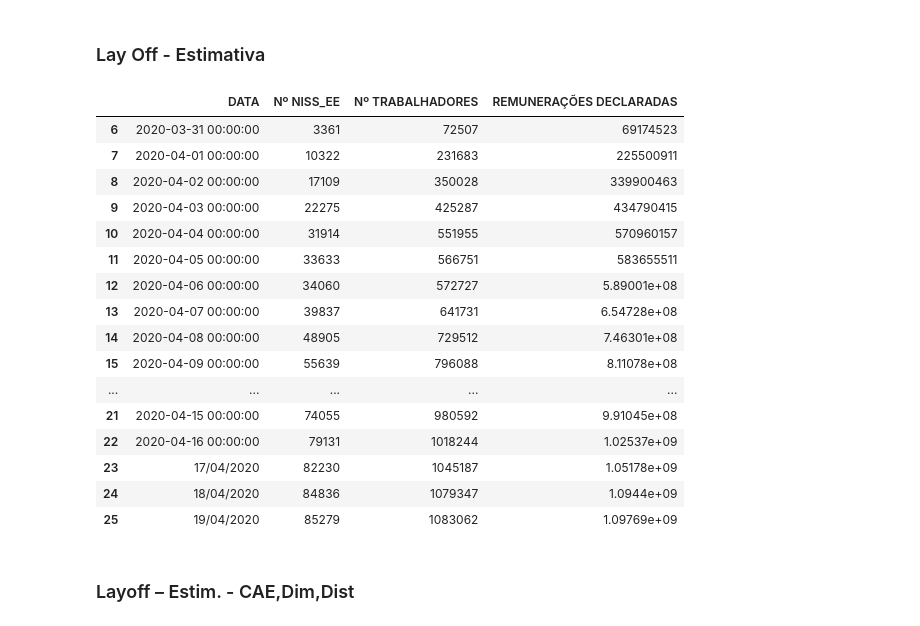
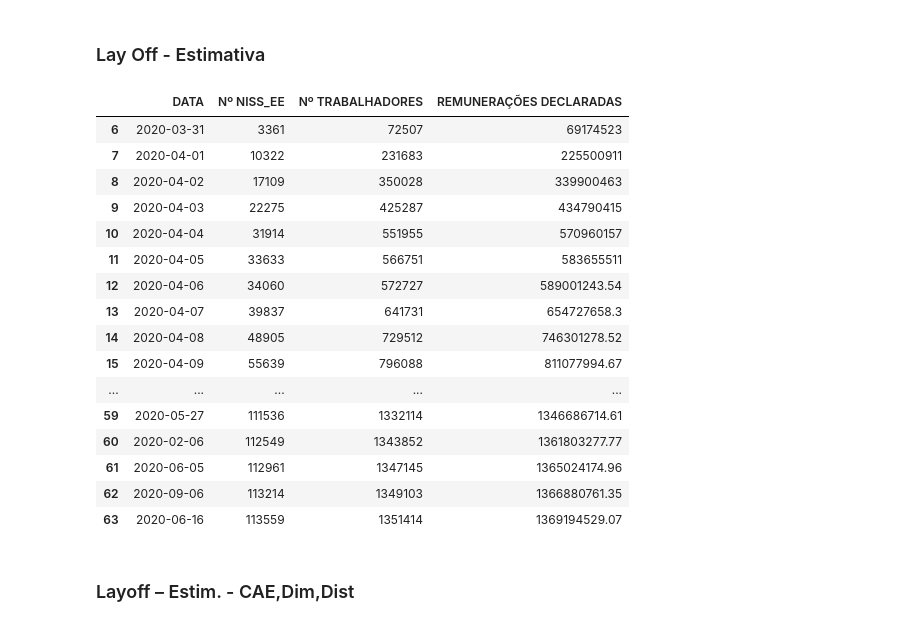
Before and after one commit to dssg-pt/dados-MTSSS, a Jupyter notebook: extra/dados/data_cleaning.ipynb, the cells around one changed output. Cells and saved outputs as stored; diff of their text form; code cells hidden in the pictures.

```diff
--- a/extra/dados/data_cleaning.ipynb
+++ b/extra/dados/data_cleaning.ipynb
@@ -125,28 +87,33 @@ baixas_by_disctrict
 # %% [markdown]
 ### Lay Off - Estimativa
 # %%
-all_my_sheets[3].dropna(axis=0, how='any', inplace=True)
-all_my_sheets[3].columns = ['DATA', 'Nº NISS_EE', 'Nº TRABALHADORES',
+def layoff_data():
+    df_layoff = pd.read_csv('original_files/Layoff – Estimativa .csv')
+    df_layoff.dropna(axis=0, how='any', inplace=True)
+    df_layoff.columns = ['DATA', 'Nº NISS_EE', 'Nº TRABALHADORES',
                             'REMUNERAÇÕES DECLARADAS']
-all_my_sheets[3].head(20)
+    df_layoff['DATA'] = df_layoff['DATA'].apply(dateparser.parse)
+    return df_layoff
-# %% [output]
-|  | DATA | Nº NISS_EE | Nº TRABALHADORES | REMUNERAÇÕES DECLARADAS |
-| 6 | 2020-03-31 00:00:00 | 3361 | 72507 | 69174523 |
-| 7 | 2020-04-01 00:00:00 | 10322 | 231683 | 225500911 |
-| 8 | 2020-04-02 00:00:00 | 17109 | 350028 | 339900463 |
-| 9 | 2020-04-03 00:00:00 | 22275 | 425287 | 434790415 |
-| 10 | 2020-04-04 00:00:00 | 31914 | 551955 | 570960157 |
-| 11 | 2020-04-05 00:00:00 | 33633 | 566751 | 583655511 |
-| 12 | 2020-04-06 00:00:00 | 34060 | 572727 | 5.89001e+08 |
-| 13 | 2020-04-07 00:00:00 | 39837 | 641731 | 6.54728e+08 |
-| 14 | 2020-04-08 00:00:00 | 48905 | 729512 | 7.46301e+08 |
-| 15 | 2020-04-09 00:00:00 | 55639 | 796088 | 8.11078e+08 |
-| ... | ... | ... | ... | ... |
-| 21 | 2020-04-15 00:00:00 | 74055 | 980592 | 9.91045e+08 |
-| 22 | 2020-04-16 00:00:00 | 79131 | 1018244 | 1.02537e+09 |
-| 23 | 17/04/2020 | 82230 | 1045187 | 1.05178e+09 |
-| 24 | 18/04/2020 | 84836 | 1079347 | 1.0944e+09 |
-| 25 | 19/04/2020 | 85279 | 1083062 | 1.09769e+09 |
+# %%
+layoff_data()
+# %% [output]
+|  | DATA | Nº NISS_EE | Nº TRABALHADORES | REMUNERAÇÕES DECLARADAS |
+| 6 | 2020-03-31 | 3361 | 72507 | 69174523 |
+| 7 | 2020-04-01 | 10322 | 231683 | 225500911 |
+| 8 | 2020-04-02 | 17109 | 350028 | 339900463 |
+| 9 | 2020-04-03 | 22275 | 425287 | 434790415 |
+| 10 | 2020-04-04 | 31914 | 551955 | 570960157 |
+| 11 | 2020-04-05 | 33633 | 566751 | 583655511 |
+| 12 | 2020-04-06 | 34060 | 572727 | 589001243.54 |
+| 13 | 2020-04-07 | 39837 | 641731 | 654727658.3 |
+| 14 | 2020-04-08 | 48905 | 729512 | 746301278.52 |
+| 15 | 2020-04-09 | 55639 | 796088 | 811077994.67 |
+| ... | ... | ... | ... | ... |
+| 59 | 2020-05-27 | 111536 | 1332114 | 1346686714.61 |
+| 60 | 2020-02-06 | 112549 | 1343852 | 1361803277.77 |
+| 61 | 2020-06-05 | 112961 | 1347145 | 1365024174.96 |
+| 62 | 2020-09-06 | 113214 | 1349103 | 1366880761.35 |
+| 63 | 2020-06-16 | 113559 | 1351414 | 1369194529.07 |
 # %% [markdown]
 ### Layoff – Estim. - CAE,Dim,Dist
 # %%
```
Also changed, not shown: parts of 15 cells of this notebook.
